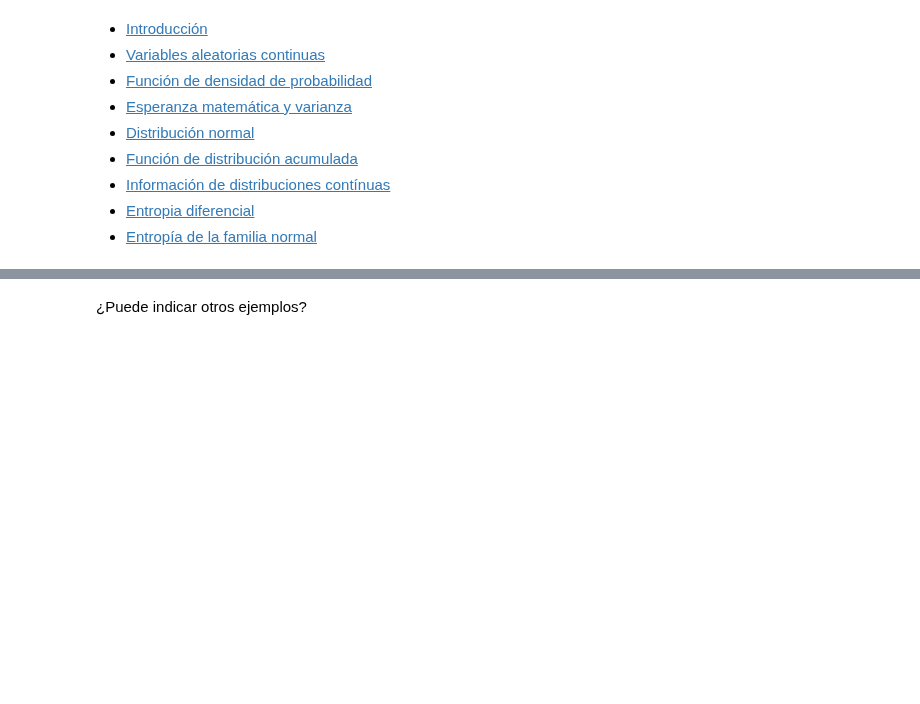
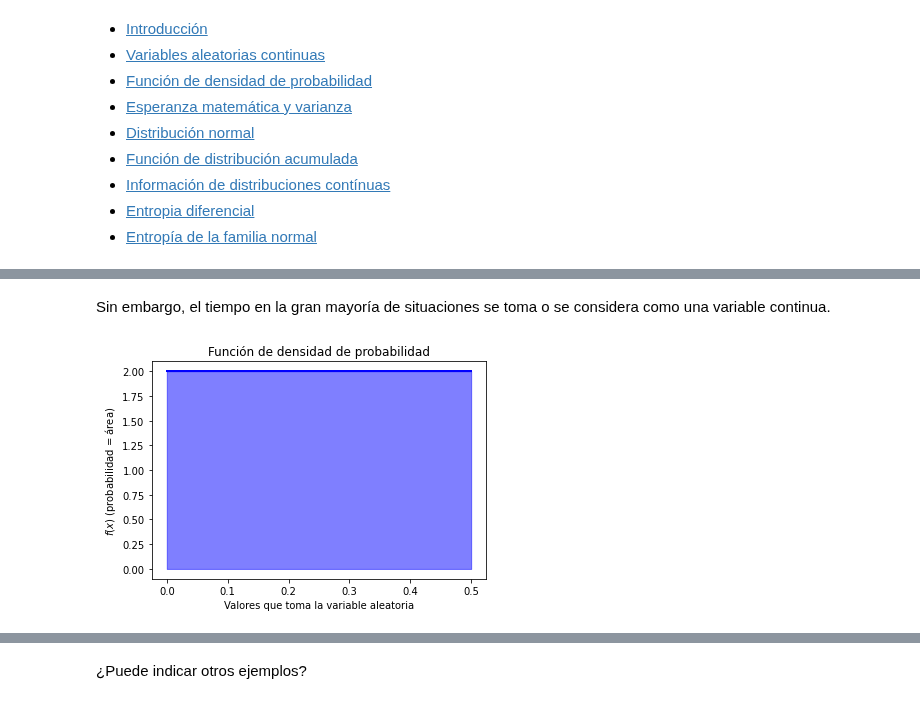
Before and after one commit to AprendizajeProfundo/diplomado-ciencia-de-datos, a Jupyter notebook: Matematicas-Estadistica/Cuadernos/Prob_Distribuciones_continuas.ipynb, the cells around one changed output, grey strips where cells are left out. Drawn from its saved outputs; the diff is of its cells as text; code cells hidden in the pictures; blank space fills up the shorter version.

```diff
--- a/Matematicas-Estadistica/Cuadernos/Prob_Distribuciones_continuas.ipynb
+++ b/Matematicas-Estadistica/Cuadernos/Prob_Distribuciones_continuas.ipynb
@@ -52,0 +131,16 @@ Esto es todo lo necesitamos saber para seguir la lección. Calcular una integral
+# %% [markdown]
+Sin embargo, el tiempo en la gran mayoría de situaciones se toma o se considera como una variable continua.
+# %%
+par1 = 0
+par2 = 0.5 # horas
+X = stats.uniform(par1, par2)
+x = np.linspace(par1, par2, 1000)
+fx = X.pdf(x)
+plt.plot(x, fx,'b-', lw=2)
+plt.fill_between(x, fx, color="blue", alpha=0.5)
+plt.title("Función de densidad de probabilidad")
+plt.xlabel("Valores que toma la variable aleatoria")
+plt.ylabel("$f(x)$ (probabilidad = área)")
+plt.show()
+# %% [output]
+[figure, added]
```
Also changed, not shown: parts of 68 cells of this notebook, 1 other file.
